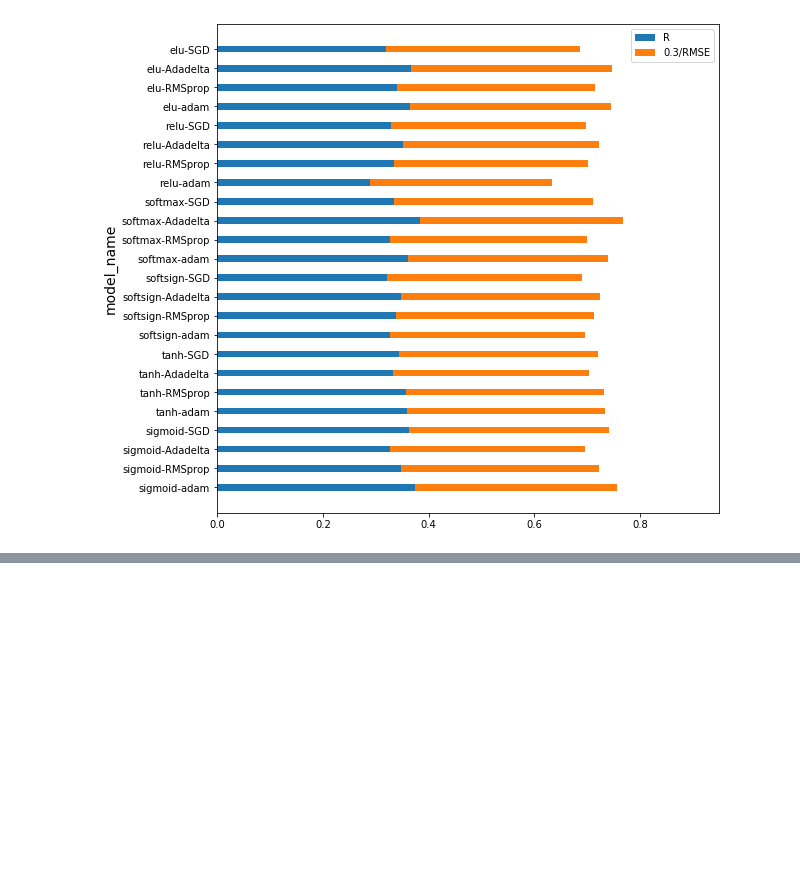
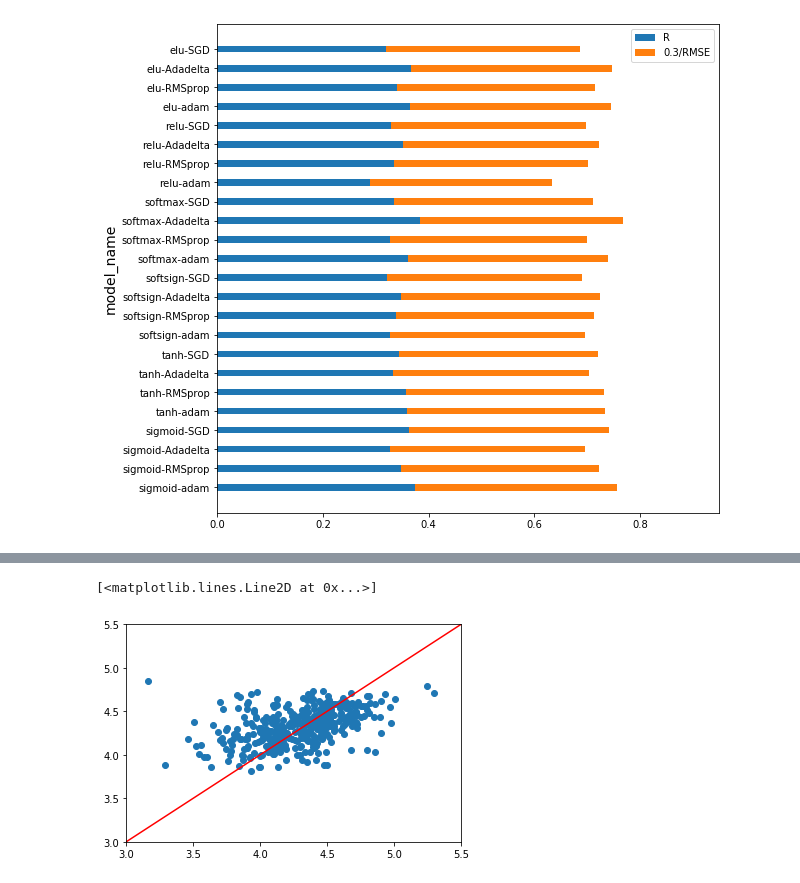
Before and after one commit to jinweiRao/MEng-Project, a Jupyter notebook: Test_regression.ipynb, the cells around one changed output, grey strips where cells are left out. Cells and saved outputs as stored; diff of their text form; code cells hidden in the pictures; blank space fills up the shorter version.

```diff
--- a/Test_regression.ipynb
+++ b/Test_regression.ipynb
@@ -275,0 +324,11 @@ plot_result(M8_final)
+# %%
+model.fit(X_train,y_train, epochs = 150, batch_size = 20, verbose = 0, validation_data = (X_test,y_test))
+pre2 = model.predict(X_test)
+# %%
+plt.scatter(x = y_test, y = pre)
+plt.ylim(3,5.5)
+plt.xlim(3,5.5)
+plt.plot([3,5.5],[3,5.5],color = 'red')
+# %% [output]
+[<matplotlib.lines.Line2D at 0x...>]
+[figure, added]
```
Also changed, not shown: parts of 15 cells of this notebook.
